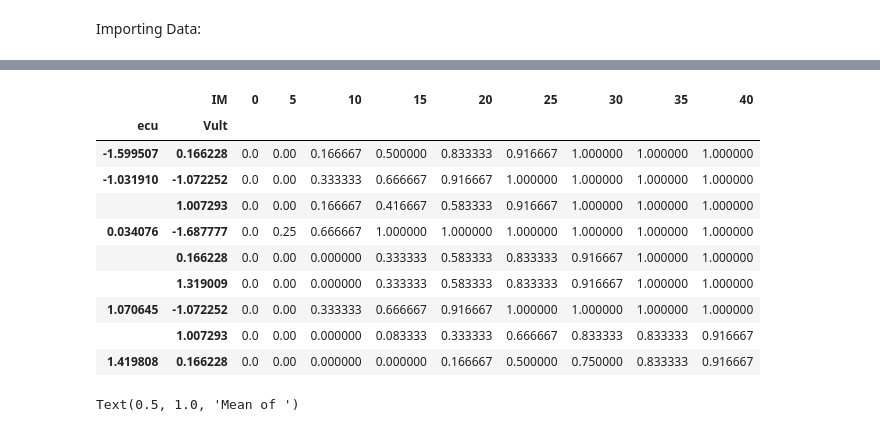
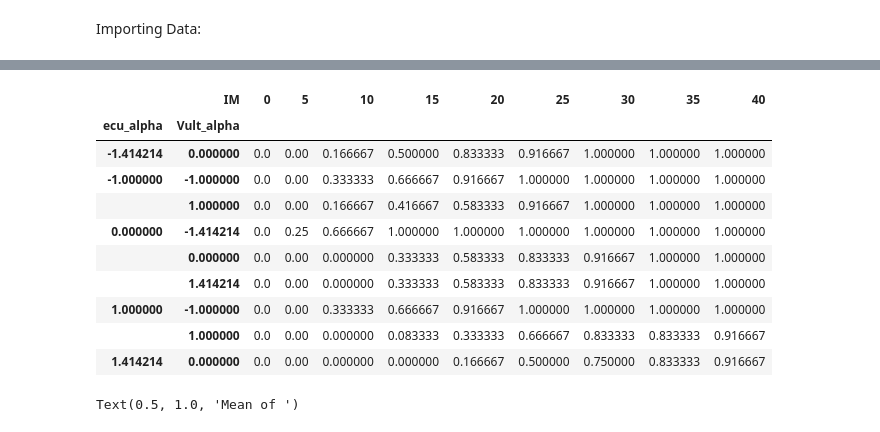
Before and after one commit to mtareqsoliman/msthesis, a Jupyter notebook: 9CCM_10202022.ipynb, the cells around one changed output, grey strips where cells are left out. Saved outputs shown, nothing was run; the diff lists cells and outputs as text; code cells hidden in the pictures.

```diff
--- a/9CCM_10202022.ipynb
+++ b/9CCM_10202022.ipynb
@@ -53,20 +82,20 @@ NLTHA9.head(10)
 # %%
-NLTHA9_pivot = pd.pivot_table(NLTHA9, values='state', index=['ecu','Vult'],columns=['IM'], aggfunc=np.sum)  #merging rows makes more problems so leave them as they are
+NLTHA9_pivot = pd.pivot_table(NLTHA9, values='state', index=['ecu_alpha','Vult_alpha'],columns=['IM'], aggfunc=np.sum)  #merging rows makes more problems so leave them as they are
 NLTHA9_pivot.insert(0,0,0)
 NLTHA9_pivot= NLTHA9_pivot/12
 NLTHA9_pivot
 # %% [output]
 |  | IM | 0 | 5 | 10 | 15 | 20 | 25 | 30 | 35 | 40 |
-| ecu | Vult |  |  |  |  |  |  |  |  |  |
-| -1.599507 | 0.166228 | 0.0 | 0.00 | 0.166667 | 0.500000 | 0.833333 | 0.916667 | 1.000000 | 1.000000 | 1.000000 |
-| -1.031910 | -1.072252 | 0.0 | 0.00 | 0.333333 | 0.666667 | 0.916667 | 1.000000 | 1.000000 | 1.000000 | 1.000000 |
-|  | 1.007293 | 0.0 | 0.00 | 0.166667 | 0.416667 | 0.583333 | 0.916667 | 1.000000 | 1.000000 | 1.000000 |
-| 0.034076 | -1.687777 | 0.0 | 0.25 | 0.666667 | 1.000000 | 1.000000 | 1.000000 | 1.000000 | 1.000000 | 1.000000 |
-|  | 0.166228 | 0.0 | 0.00 | 0.000000 | 0.333333 | 0.583333 | 0.833333 | 0.916667 | 1.000000 | 1.000000 |
-|  | 1.319009 | 0.0 | 0.00 | 0.000000 | 0.333333 | 0.583333 | 0.833333 | 0.916667 | 1.000000 | 1.000000 |
-| 1.070645 | -1.072252 | 0.0 | 0.00 | 0.333333 | 0.666667 | 0.916667 | 1.000000 | 1.000000 | 1.000000 | 1.000000 |
-|  | 1.007293 | 0.0 | 0.00 | 0.000000 | 0.083333 | 0.333333 | 0.666667 | 0.833333 | 0.833333 | 0.916667 |
-| 1.419808 | 0.166228 | 0.0 | 0.00 | 0.000000 | 0.000000 | 0.166667 | 0.500000 | 0.750000 | 0.833333 | 0.916667 |
+| ecu_alpha | Vult_alpha |  |  |  |  |  |  |  |  |  |
+| -1.414214 | 0.000000 | 0.0 | 0.00 | 0.166667 | 0.500000 | 0.833333 | 0.916667 | 1.000000 | 1.000000 | 1.000000 |
+| -1.000000 | -1.000000 | 0.0 | 0.00 | 0.333333 | 0.666667 | 0.916667 | 1.000000 | 1.000000 | 1.000000 | 1.000000 |
+|  | 1.000000 | 0.0 | 0.00 | 0.166667 | 0.416667 | 0.583333 | 0.916667 | 1.000000 | 1.000000 | 1.000000 |
+| 0.000000 | -1.414214 | 0.0 | 0.25 | 0.666667 | 1.000000 | 1.000000 | 1.000000 | 1.000000 | 1.000000 | 1.000000 |
+|  | 0.000000 | 0.0 | 0.00 | 0.000000 | 0.333333 | 0.583333 | 0.833333 | 0.916667 | 1.000000 | 1.000000 |
+|  | 1.414214 | 0.0 | 0.00 | 0.000000 | 0.333333 | 0.583333 | 0.833333 | 0.916667 | 1.000000 | 1.000000 |
+| 1.000000 | -1.000000 | 0.0 | 0.00 | 0.333333 | 0.666667 | 0.916667 | 1.000000 | 1.000000 | 1.000000 | 1.000000 |
+|  | 1.000000 | 0.0 | 0.00 | 0.000000 | 0.083333 | 0.333333 | 0.666667 | 0.833333 | 0.833333 | 0.916667 |
+| 1.414214 | 0.000000 | 0.0 | 0.00 | 0.000000 | 0.000000 | 0.166667 | 0.500000 | 0.750000 | 0.833333 | 0.916667 |
 # %%
 from scipy.interpolate import make_interp_spline
 
```
Also changed, not shown: parts of 5 cells of this notebook.
